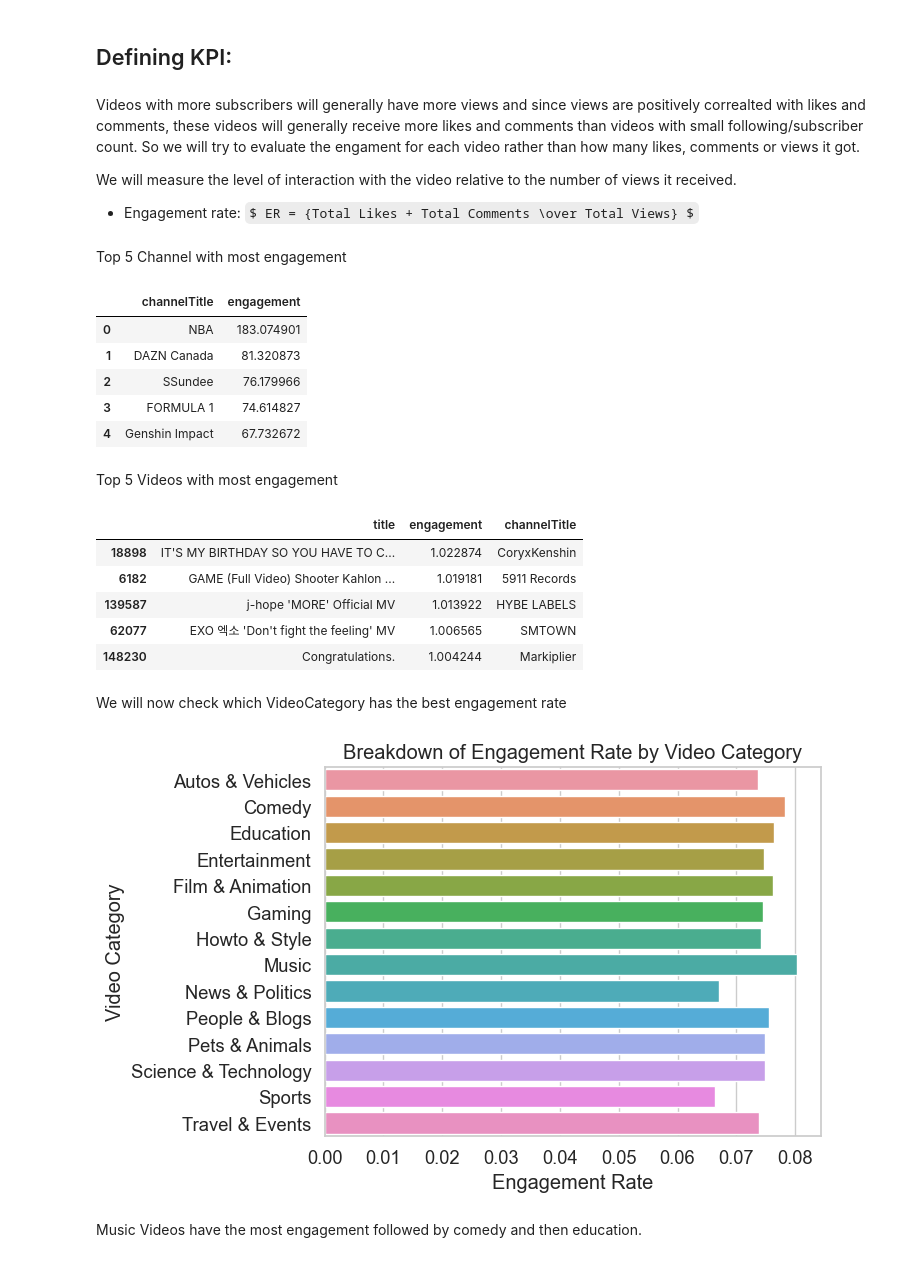
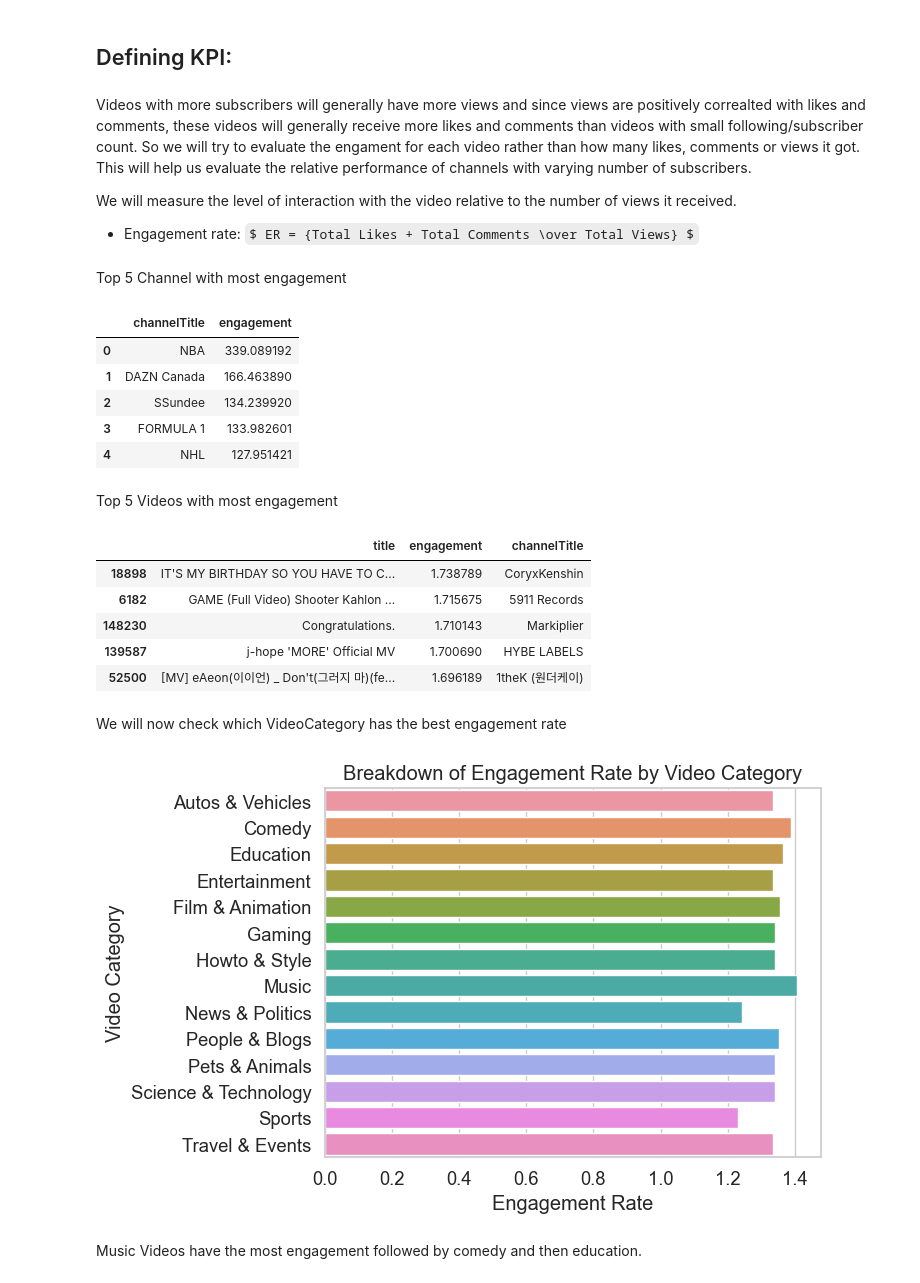
Before and after one commit to ALvee-611/YouTube-Analysis, a Jupyter notebook: Analysis/EDA.ipynb, the cells around one changed output. Drawn from its saved outputs; the diff is of its cells as text; code cells hidden in the pictures; some formulas as TeX source.

```diff
--- a/Analysis/EDA.ipynb
+++ b/Analysis/EDA.ipynb
@@ -592,20 +591,15 @@ Channels with more subscribers will generally have more views and subsequently m
-# %%
-scaler = MinMaxScaler()
-active_youtube[['likes_normalized', 'comments_normalized', 'views_normalized' ]] = scaler.fit_transform(active_youtube[['likes', 'comment_count', 'view_count']])
 # %% [markdown]
 Now we can define our KPI to evaluate the channels
 # %% [markdown]
 ## Defining KPI:
 # %% [markdown]
-Videos with more subscribers will generally have more views and since views are positively correalted with likes and comments, these videos will generally receive more likes and comments than videos with small following/subscriber count. So we will try to evaluate the engament for each video rather than how many likes, comments or views it got.
+Videos with more subscribers will generally have more views and since views are positively correalted with likes and comments, these videos will generally receive more likes and comments than videos with small following/subscriber count. So we will try to evaluate the engament for each video rather than how many likes, comments or views it got. This will help us evaluate the relative performance of channels with varying number of subscribers.
 
 We will measure the level of interaction with the video relative to the number of views it received.
 
 - Engagement rate: $ ER = {Total Likes + Total Comments \over Total Views} $
-# %%
-active_youtube['engagement'] = (active_youtube['likes_normalized'] + active_youtube['comments_normalized'])/(active_youtube['views_normalized'] + 1)
-
-#active_youtube['engagement'] = active_youtube[['engagement']].apply(zscore) + 1
+# %%
+active_youtube['engagement'] = (active_youtube['likes'] + active_youtube['comment_count'])/(active_youtube['view_count'])
 # %%
 top_channels = active_youtube.groupby("channelTitle")["engagement"].sum().nlargest(5).reset_index()
 top_videos = active_youtube.sort_values(by='engagement', ascending=False)[['title', 'engagement', 'channelTitle']].head(5)
@@ -615,33 +609,33 @@ Top 5 Channel with most engagement
 top_channels
 # %% [output]
 |  | channelTitle | engagement |
-| 0 | NBA | 183.074901 |
-| 1 | DAZN Canada | 81.320873 |
-| 2 | SSundee | 76.179966 |
-| 3 | FORMULA 1 | 74.614827 |
-| 4 | Genshin Impact | 67.732672 |
+| 0 | NBA | 339.089192 |
+| 1 | DAZN Canada | 166.463890 |
+| 2 | SSundee | 134.239920 |
+| 3 | FORMULA 1 | 133.982601 |
+| 4 | NHL | 127.951421 |
 # %% [markdown]
 Top 5 Videos with most engagement
 # %%
 top_videos
 # %% [output]
 |  | title | engagement | channelTitle |
-| 18898 | IT'S MY BIRTHDAY SO YOU HAVE TO C... | 1.022874 | CoryxKenshin |
-| 6182 | GAME (Full Video) Shooter Kahlon ... | 1.019181 | 5911 Records |
-| 139587 | j-hope 'MORE' Official MV | 1.013922 | HYBE LABELS |
-| 62077 | EXO 엑소 'Don't fight the feeling' MV | 1.006565 | SMTOWN |
-| 148230 | Congratulations. | 1.004244 | Markiplier |
+| 18898 | IT'S MY BIRTHDAY SO YOU HAVE TO C... | 1.738789 | CoryxKenshin |
+| 6182 | GAME (Full Video) Shooter Kahlon ... | 1.715675 | 5911 Records |
+| 148230 | Congratulations. | 1.710143 | Markiplier |
+| 139587 | j-hope 'MORE' Official MV | 1.700690 | HYBE LABELS |
+| 52500 | [MV] eAeon(이이언) _ Don't(그러지 마)(fe... | 1.696189 | 1theK (원더케이) |
 # %% [markdown]
 We will now check which VideoCategory has the best engagement rate
 # %%
-viz_category = active_youtube.groupby('categoryName')['engagement_norm'].mean().reset_index()
+viz_category = active_youtube.groupby('categoryName')['engagement'].mean().reset_index()
 
-sns.barplot(data=viz_category, y='categoryName', x = 'engagement_norm')
+sns.barplot(data=viz_category, y='categoryName', x = 'engagement')
 plt.xlabel('Engagement Rate')
 plt.ylabel("Video Category")
 plt.title("Breakdown of Engagement Rate by Video Category")
 plt.show()
 # %% [output]
-[figure, old version]
+[figure, new version]
 # %% [markdown]
 Music Videos have the most engagement followed by comedy and then education.
```
Also changed, not shown: parts of 18 cells of this notebook, 2 other files.
